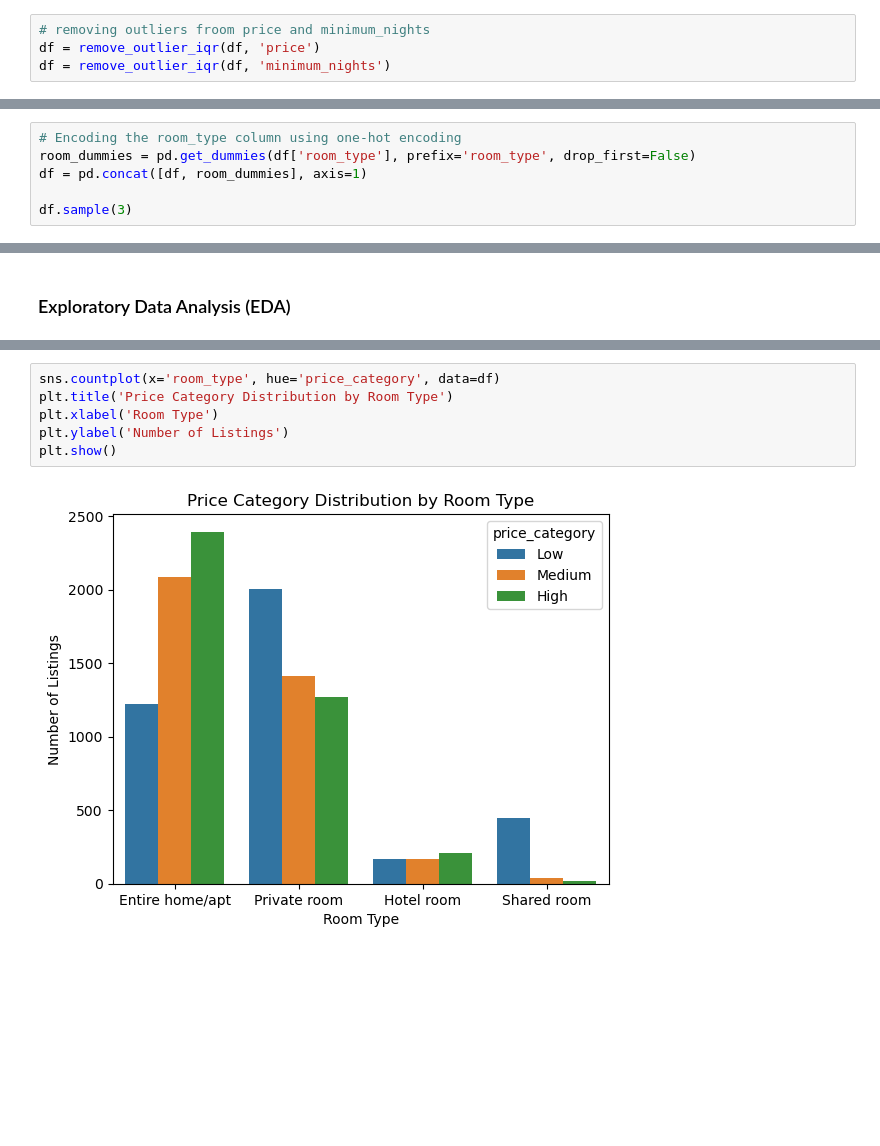
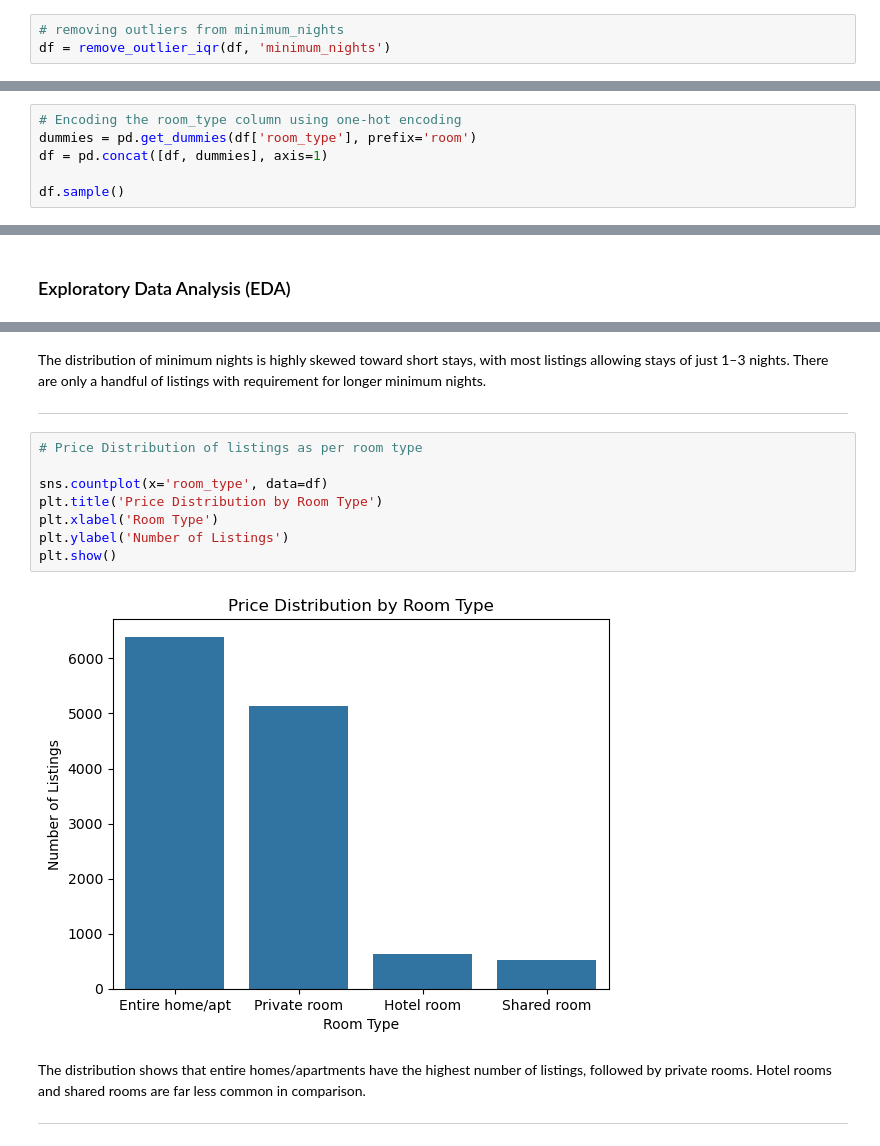
Before and after one commit to sg-333/Airbnb-DA, a Jupyter notebook: project.ipynb, the cells around one changed output, grey strips where cells are left out. Drawn from its saved outputs; the diff is of its cells as text; blank space fills up the shorter version.

Commit message:
EDA visualizations

```diff
--- a/project.ipynb
+++ b/project.ipynb
@@ -238,7 +237,6 @@ def remove_outlier_iqr(df, col):
 
     return df[(df[col] >= lower_bound) & (df[col] <= upper_bound)] # removes the outliers
 # %%
-# removing outliers froom price and minimum_nights
-df = remove_outlier_iqr(df, 'price')
+# removing outliers from minimum_nights
 df = remove_outlier_iqr(df, 'minimum_nights')
 # %%
@@ -256,9 +254,9 @@ Removing the outliers helps visualizing and analysis more meaningfully and reali
 One-Hot Encoding:
 # %%
 # Encoding the room_type column using one-hot encoding
-room_dummies = pd.get_dummies(df['room_type'], prefix='room_type', drop_first=False)
-df = pd.concat([df, room_dummies], axis=1)
+dummies = pd.get_dummies(df['room_type'], prefix='room')
+df = pd.concat([df, dummies], axis=1)
 
-df.sample(3)
+df.sample()
 # %% [output]
 |  | name | host_name | neighbourhood | latitude | longitude | room_type | price | minimum_nights | ... |
@@ -361,8 +379,19 @@ Categories (3, object): ['Low' < 'Medium' < 'High']
+# %% [markdown]
+The distribution of minimum nights is highly skewed toward short stays, with most listings allowing stays of just 1–3 nights.
+There are only a handful of listings with requirement for longer minimum nights.
+
+---
 # %%
-sns.countplot(x='room_type', hue='price_category', data=df)
-plt.title('Price Category Distribution by Room Type')
+# Price Distribution of listings as per room type
+
+sns.countplot(x='room_type', data=df)
+plt.title('Price Distribution by Room Type')
 plt.xlabel('Room Type')
 plt.ylabel('Number of Listings')
 plt.show()
 # %% [output]
-[figure, old version]
+[figure, new version]
+# %% [markdown]
+The distribution shows that entire homes/apartments have the highest number of listings, followed by private rooms. Hotel rooms and shared rooms are far less common in comparison.
+
+---
```
Also changed, not shown: parts of 37 cells of this notebook.
